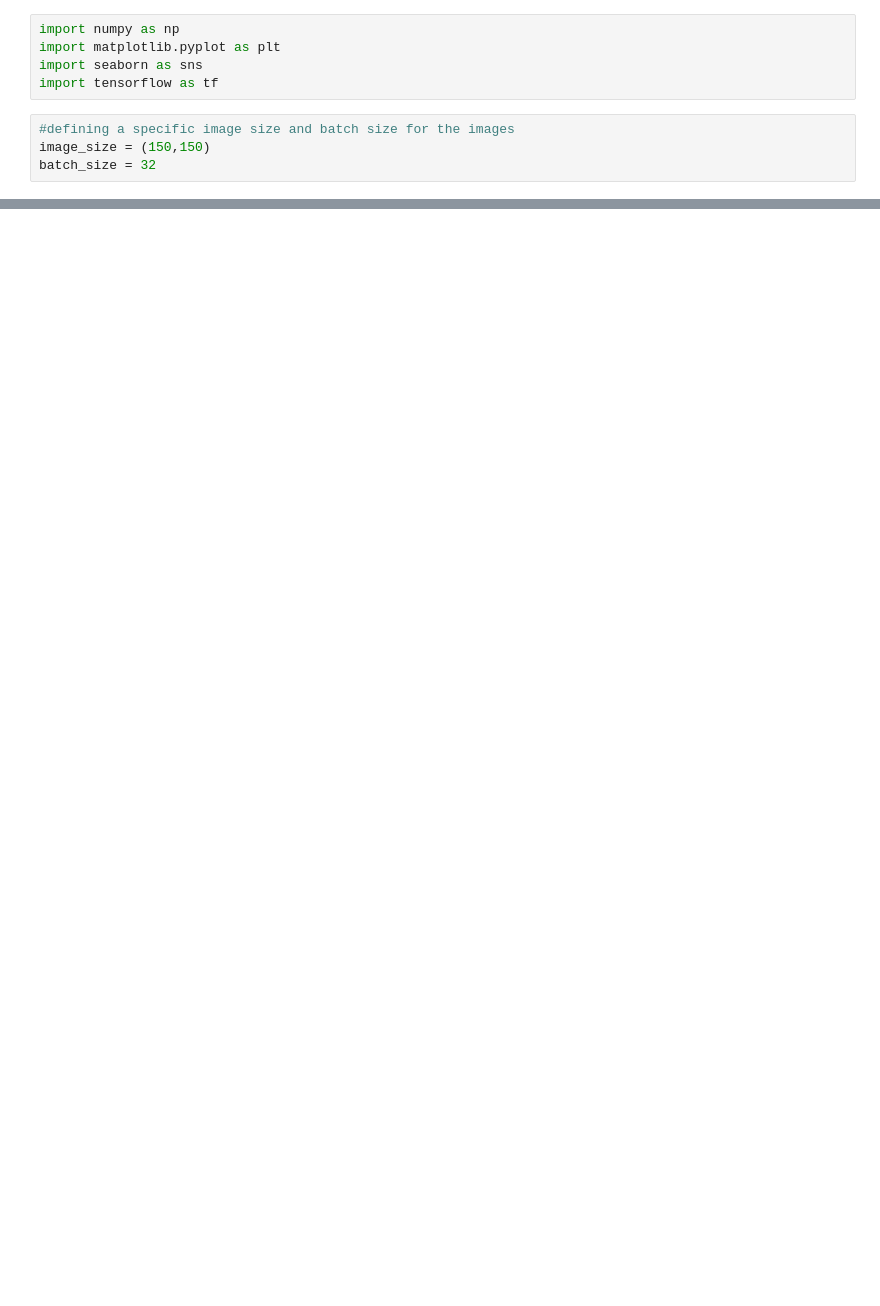
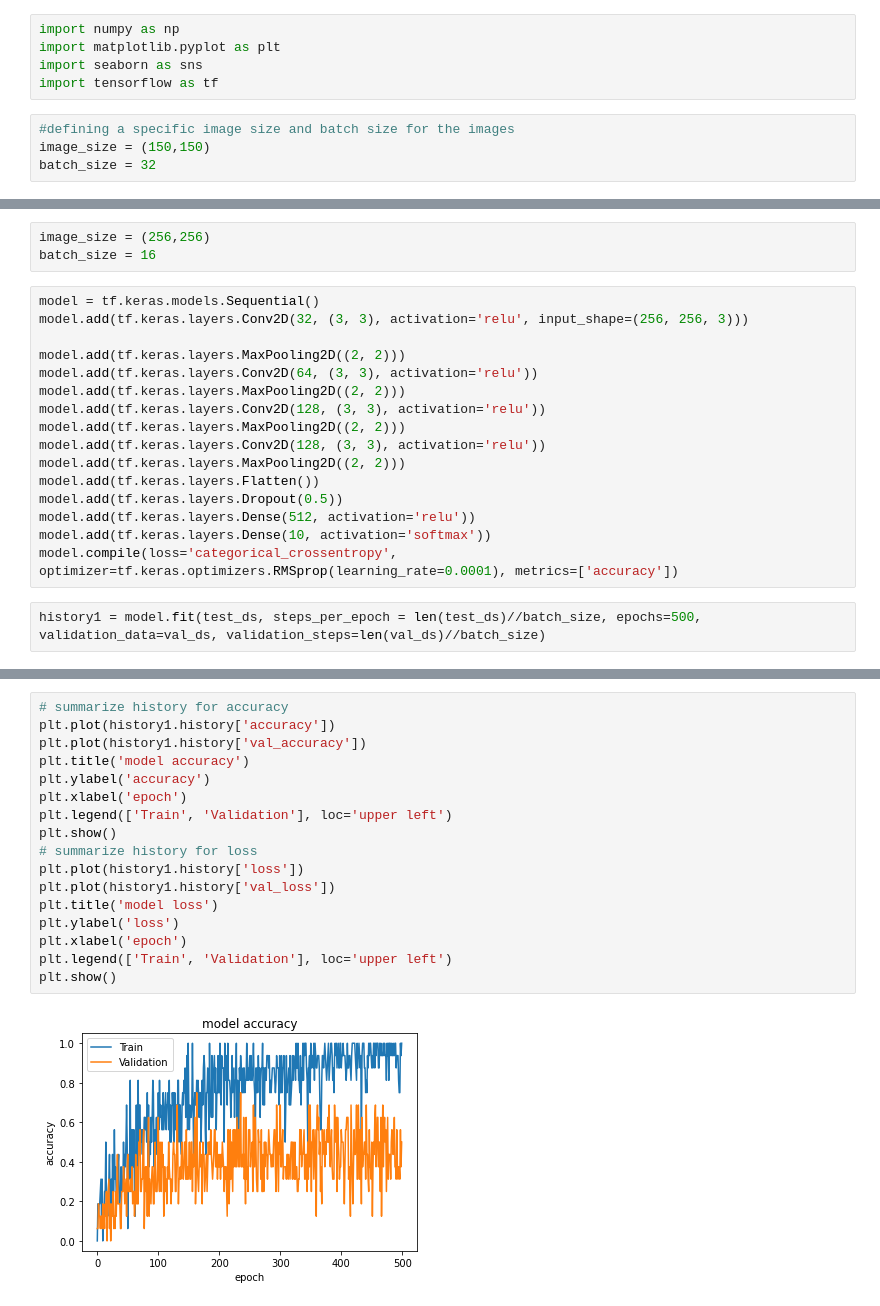
Before and after one commit to Kunaluu/Fashion_Recommendation_System, a Jupyter notebook: Fashion_system.ipynb, the cells around one changed output, grey strips where cells are left out. Saved outputs shown, nothing was run; the diff lists cells and outputs as text; blank space fills up the shorter version.

```diff
--- a/Fashion_system.ipynb
+++ b/Fashion_system.ipynb
@@ -30,0 +111,21 @@ Found 341 images belonging to 10 classes.
+# %%
+image_size = (256,256)
+batch_size = 16
+# %%
+model = tf.keras.models.Sequential()
+model.add(tf.keras.layers.Conv2D(32, (3, 3), activation='relu', input_shape=(256, 256, 3)))
+
+model.add(tf.keras.layers.MaxPooling2D((2, 2)))
+model.add(tf.keras.layers.Conv2D(64, (3, 3), activation='relu'))
+model.add(tf.keras.layers.MaxPooling2D((2, 2)))
+model.add(tf.keras.layers.Conv2D(128, (3, 3), activation='relu'))
+model.add(tf.keras.layers.MaxPooling2D((2, 2)))
+model.add(tf.keras.layers.Conv2D(128, (3, 3), activation='relu'))
+model.add(tf.keras.layers.MaxPooling2D((2, 2)))
+model.add(tf.keras.layers.Flatten())
+model.add(tf.keras.layers.Dropout(0.5))
+model.add(tf.keras.layers.Dense(512, activation='relu'))
+model.add(tf.keras.layers.Dense(10, activation='softmax'))
+model.compile(loss='categorical_crossentropy', optimizer=tf.keras.optimizers.RMSprop(learning_rate=0.0001), metrics=['accuracy'])
+# %%
+history1 = model.fit(test_ds, steps_per_epoch = len(test_ds)//batch_size, epochs=500, validation_data=val_ds, validation_steps=len(val_ds)//batch_size)
@@ -30,0 +150,19 @@ Found 341 images belonging to 10 classes.
+# %%
+# summarize history for accuracy
+plt.plot(history1.history['accuracy'])
+plt.plot(history1.history['val_accuracy'])
+plt.title('model accuracy')
+plt.ylabel('accuracy')
+plt.xlabel('epoch')
+plt.legend(['Train', 'Validation'], loc='upper left')
+plt.show()
+# summarize history for loss
+plt.plot(history1.history['loss'])
+plt.plot(history1.history['val_loss'])
+plt.title('model loss')
+plt.ylabel('loss')
+plt.xlabel('epoch')
+plt.legend(['Train', 'Validation'], loc='upper left')
+plt.show()
+# %% [output]
+[figure, added]
```
Also changed, not shown: parts of 8 cells of this notebook.
